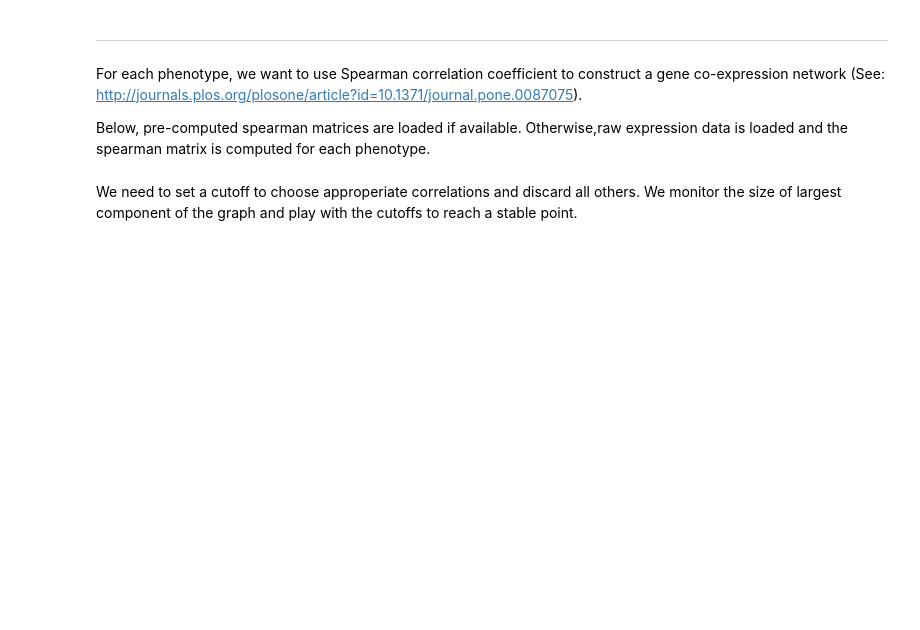
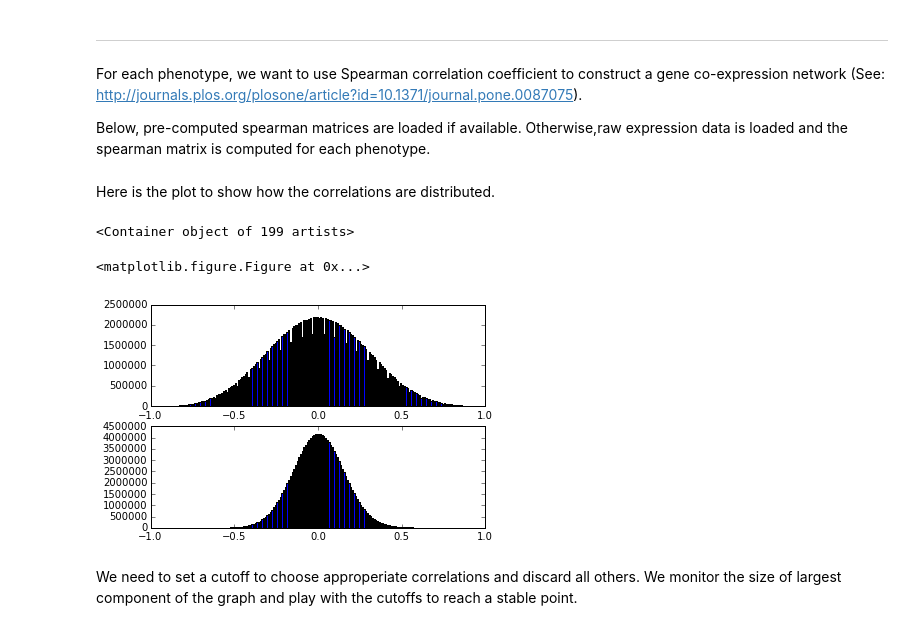
Before and after one commit to milani/cancer, a Jupyter notebook: gene-co-expression-network-construction.ipynb, the cells around one changed output. Cells and saved outputs as stored; diff of their text form; code cells hidden in the pictures; blank space fills up the shorter version.

```diff
--- a/gene-co-expression-network-construction.ipynb
+++ b/gene-co-expression-network-construction.ipynb
@@ -84,6 +84,29 @@ def read_or_calc_corr_data(dataset):
 
 normal_rs,normal_pvalue = read_or_calc_corr_data("normal")
 tumor_rs,tumor_pvalue = read_or_calc_corr_data("tumor")
+# %% [markdown]
+Here is the plot to show how the correlations are distributed.
+# %%
+%matplotlib inline
+import matplotlib.pyplot as plt
+fig = plt.figure()
+fig.set_size_inches(14, 9)
+
+f, axarr = plt.subplots(2)
+
+bins = np.arange(-1,1,0.01)
+normal_hist,normal_bins = np.histogram(normal_rs,bins)
+tumor_hist,tumor_bins = np.histogram(tumor_rs,bins)
+
+width = 0.7 * (bins[1] - bins[0])
+center = (bins[:-1] + bins[1:]) / 2
+
+axarr[0].bar(center, normal_hist, align='center', width=width)
+axarr[1].bar(center, tumor_hist, align='center', width=width)
+# %% [output]
+<Container object of 199 artists>
+<matplotlib.figure.Figure at 0x...>
+[figure, added]
 # %% [markdown]
 We need to set a cutoff to choose approperiate correlations and discard all others. We monitor the size of largest component of the graph and play with the cutoffs to reach a stable point.
 # %%
```
Also changed, not shown: parts of 9 cells of this notebook, 2 other files.
